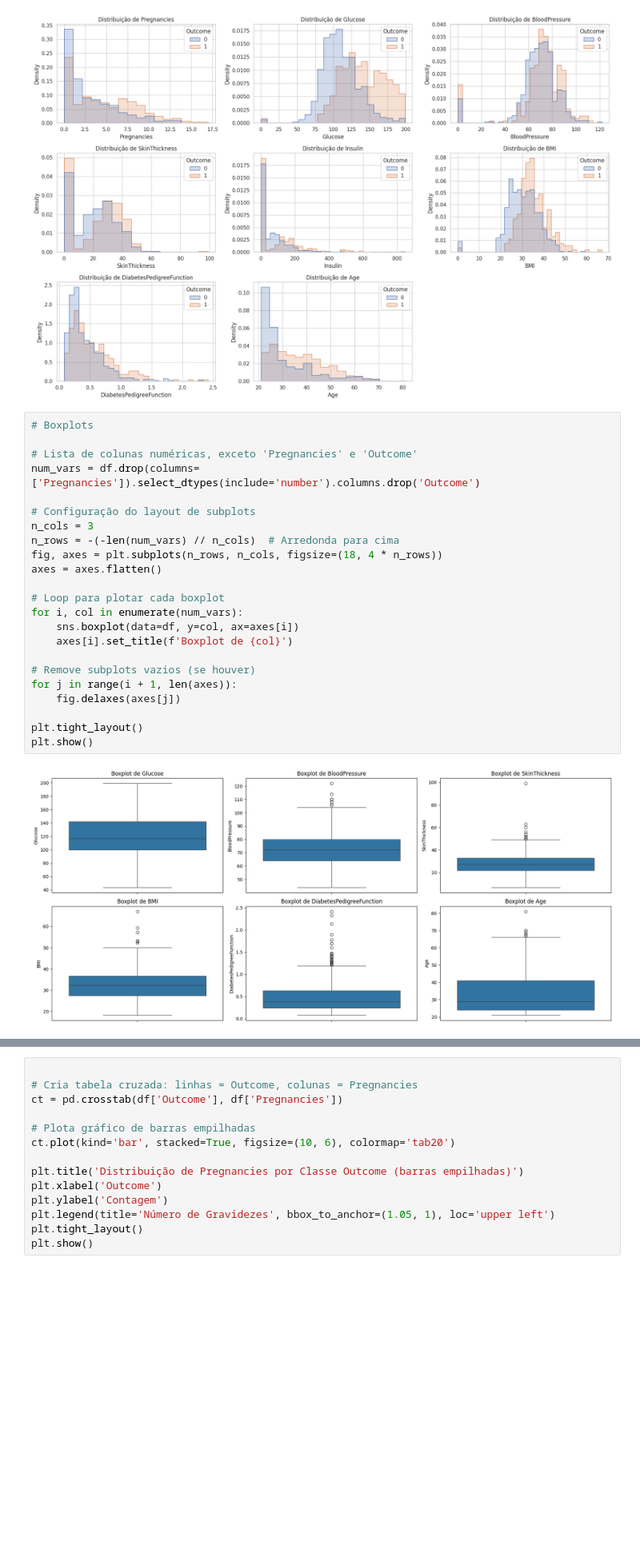
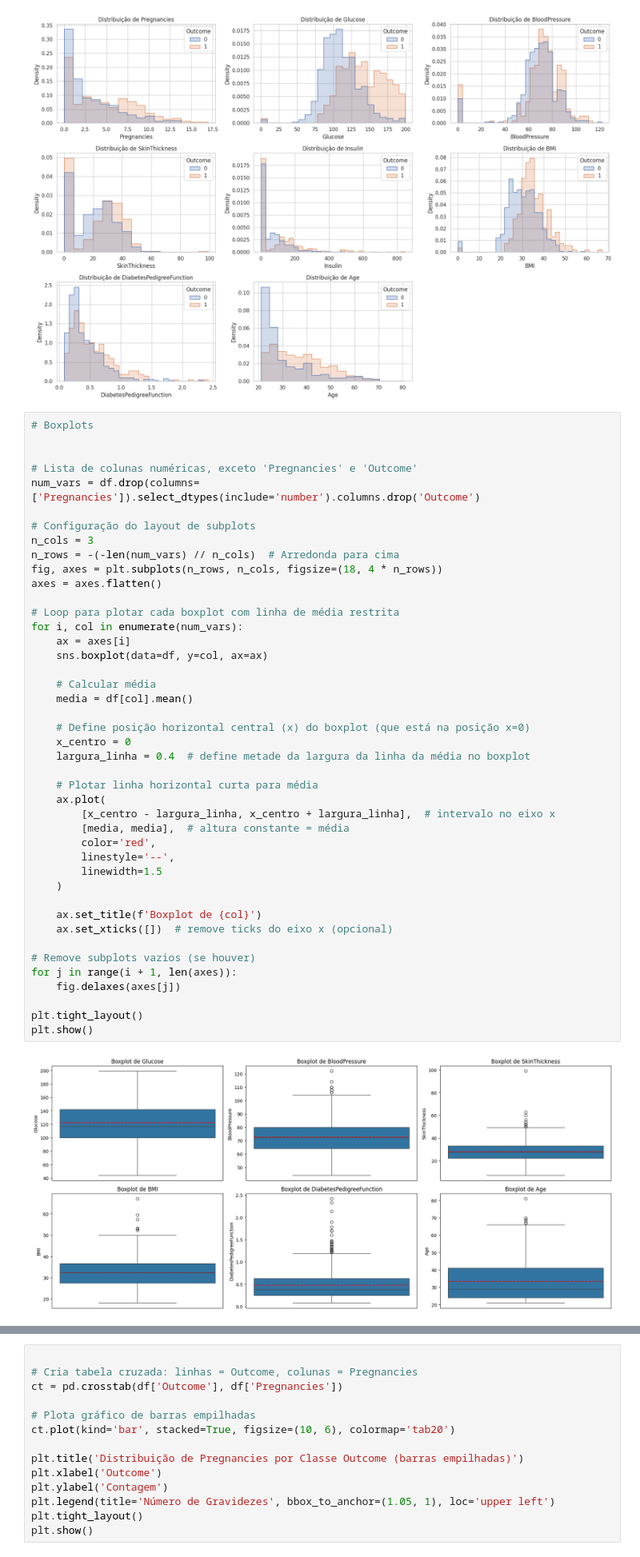
Before and after one commit to GustavoHBDuarte/lean, a Jupyter notebook: notebook.ipynb, the cells around one changed output, grey strips where cells are left out. Shown at 80% size. Cells and saved outputs as stored; diff of their text form; blank space fills up the shorter version.

Commit message:
Included boxplots with hypothesis tests.

```diff
--- a/notebook.ipynb
+++ b/notebook.ipynb
@@ -287,28 +287,48 @@ plt.tight_layout()
 plt.show()
 # %% [output]
 [figure]
-# %%
-# Boxplots
-
-# Lista de colunas numéricas, exceto 'Pregnancies' e 'Outcome'
-num_vars = df.drop(columns=['Pregnancies']).select_dtypes(include='number').columns.drop('Outcome')
-
-# Configuração do layout de subplots
-n_cols = 3
-n_rows = -(-len(num_vars) // n_cols)  # Arredonda para cima
-fig, axes = plt.subplots(n_rows, n_cols, figsize=(18, 4 * n_rows))
-axes = axes.flatten()
-
-# Loop para plotar cada boxplot
-for i, col in enumerate(num_vars):
-    sns.boxplot(data=df, y=col, ax=axes[i])
-    axes[i].set_title(f'Boxplot de {col}')
-
-# Remove subplots vazios (se houver)
-for j in range(i + 1, len(axes)):
-    fig.delaxes(axes[j])
-
-plt.tight_layout()
-plt.show()
-# %% [output]
-[figure, removed]
+# %%
+# Boxplots
+
+
+# Lista de colunas numéricas, exceto 'Pregnancies' e 'Outcome'
+num_vars = df.drop(columns=['Pregnancies']).select_dtypes(include='number').columns.drop('Outcome')
+
+# Configuração do layout de subplots
+n_cols = 3
+n_rows = -(-len(num_vars) // n_cols)  # Arredonda para cima
+fig, axes = plt.subplots(n_rows, n_cols, figsize=(18, 4 * n_rows))
+axes = axes.flatten()
+
+# Loop para plotar cada boxplot com linha de média restrita
+for i, col in enumerate(num_vars):
+    ax = axes[i]
+    sns.boxplot(data=df, y=col, ax=ax)
+
+    # Calcular média
+    media = df[col].mean()
+
+    # Define posição horizontal central (x) do boxplot (que está na posição x=0)
+    x_centro = 0
+    largura_linha = 0.4  # define metade da largura da linha da média no boxplot
+
+    # Plotar linha horizontal curta para média
+    ax.plot(
+        [x_centro - largura_linha, x_centro + largura_linha],  # intervalo no eixo x
+        [media, media],  # altura constante = média
+        color='red',
+        linestyle='--',
+        linewidth=1.5
+    )
+
+    ax.set_title(f'Boxplot de {col}')
+    ax.set_xticks([])  # remove ticks do eixo x (opcional)
+
+# Remove subplots vazios (se houver)
+for j in range(i + 1, len(axes)):
+    fig.delaxes(axes[j])
+
+plt.tight_layout()
+plt.show()
+# %% [output]
+[figure, added]
```
Also changed, not shown: parts of 1 cell of this notebook.
